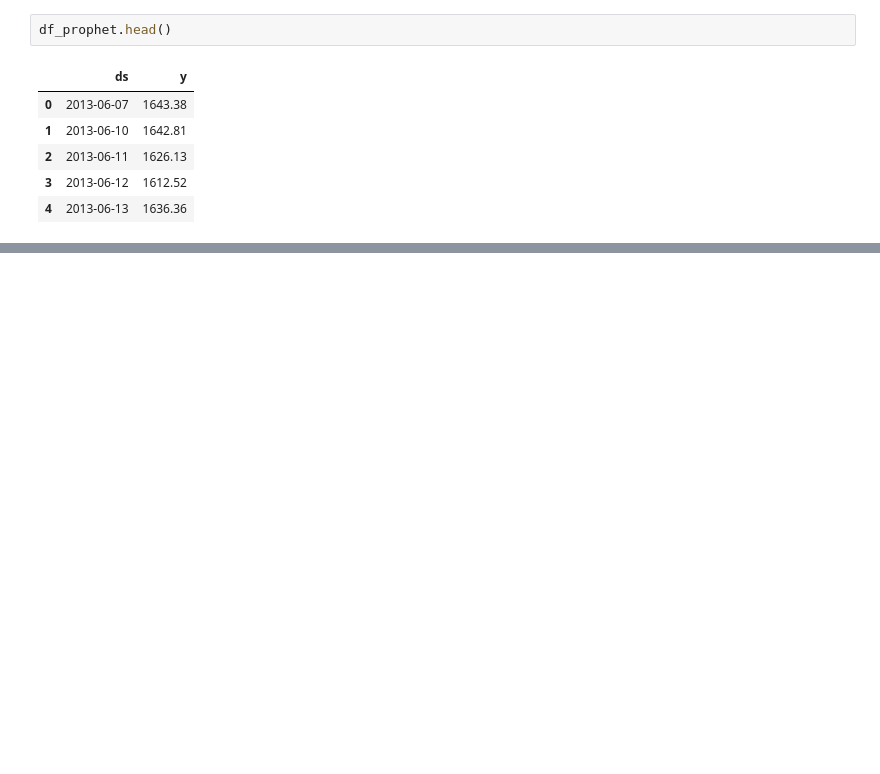
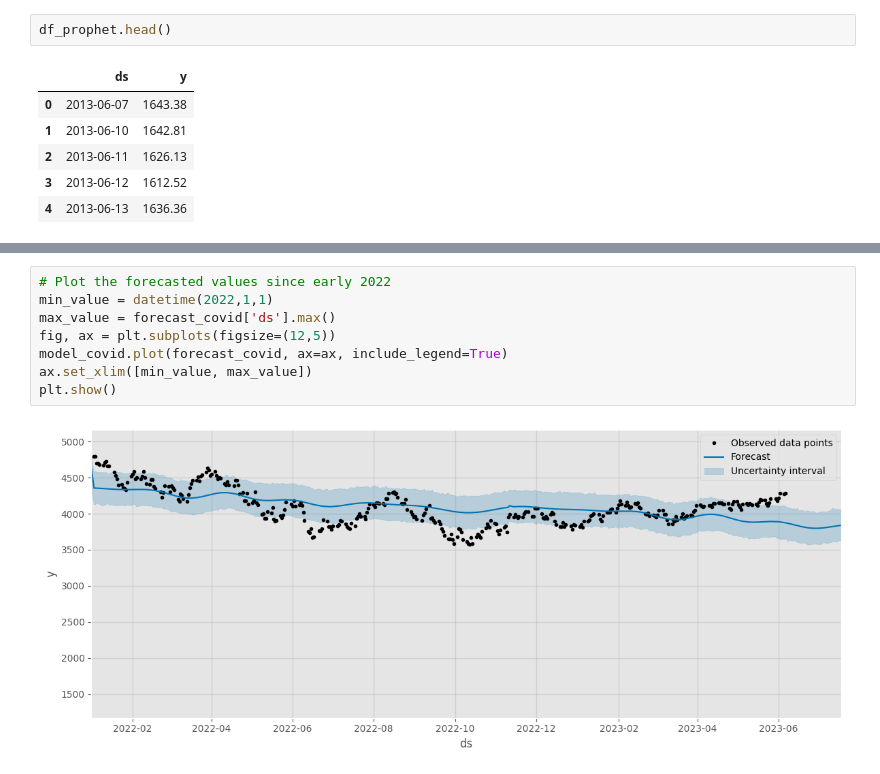
Before and after one commit to Yeuf/sp500_forecast, a Jupyter notebook: sp500_forecast.ipynb, the cells around one changed output, grey strips where cells are left out. Drawn from its saved outputs; the diff is of its cells as text; blank space fills up the shorter version.

```diff
--- a/sp500_forecast.ipynb
+++ b/sp500_forecast.ipynb
@@ -281,0 +294,10 @@ plt.show()
+# %%
+# Plot the forecasted values since early 2022
+min_value = datetime(2022,1,1)
+max_value = forecast_covid['ds'].max()
+fig, ax = plt.subplots(figsize=(12,5))
+model_covid.plot(forecast_covid, ax=ax, include_legend=True)
+ax.set_xlim([min_value, max_value])
+plt.show()
+# %% [output]
+[figure, added]
```
Also changed, not shown: parts of 57 cells of this notebook.
